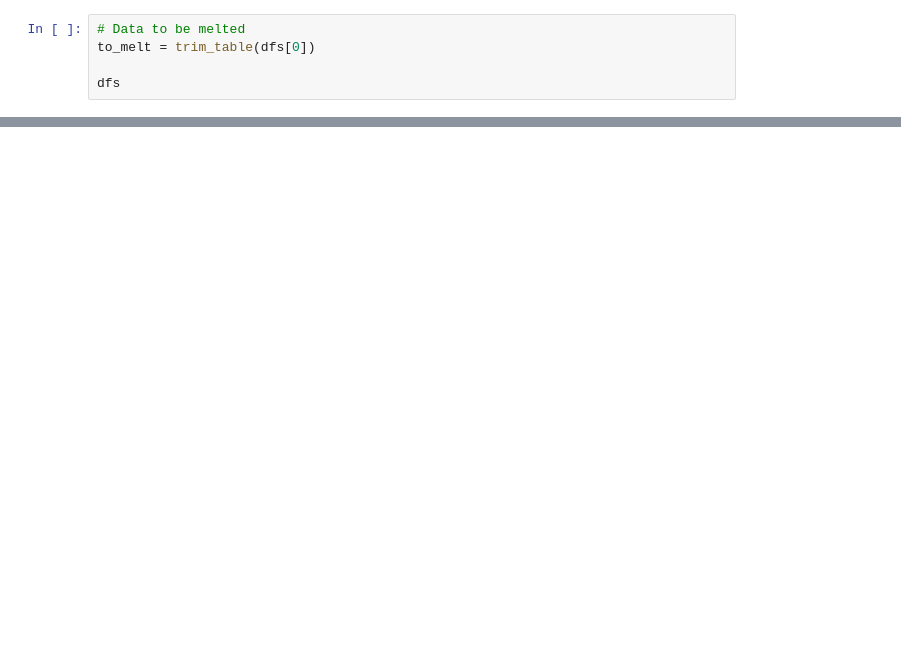
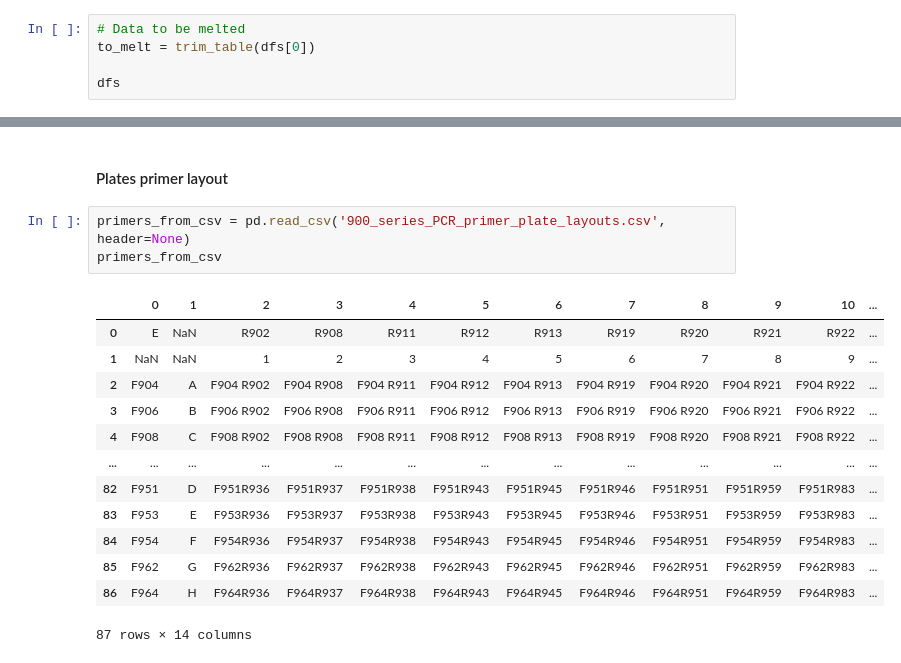
Before and after one commit to BioSpyder-Bioinformatics/notes-documentation, a Jupyter notebook: sample_sheet_code/sample_sheet_maker_v1.ipynb, the cells around one changed output, grey strips where cells are left out. Saved outputs shown, nothing was run; the diff lists cells and outputs as text; blank space fills up the shorter version.

```diff
--- a/sample_sheet_code/sample_sheet_maker_v1.ipynb
+++ b/sample_sheet_code/sample_sheet_maker_v1.ipynb
@@ -644,0 +530,19 @@ dfs
+# %% [markdown]
+#### Plates primer layout
+# %%
+primers_from_csv = pd.read_csv('900_series_PCR_primer_plate_layouts.csv', header=None)
+primers_from_csv
+# %% [output]
+|  | 0 | 1 | 2 | 3 | 4 | 5 | 6 | 7 | 8 | 9 | 10 | ... |
+| 0 | E | NaN | R902 | R908 | R911 | R912 | R913 | R919 | R920 | R921 | R922 | ... |
+| 1 | NaN | NaN | 1 | 2 | 3 | 4 | 5 | 6 | 7 | 8 | 9 | ... |
+| 2 | F904 | A | F904 R902 | F904 R908 | F904 R911 | F904 R912 | F904 R913 | F904 R919 | F904 R920 | F904 R921 | F904 R922 | ... |
+| 3 | F906 | B | F906 R902 | F906 R908 | F906 R911 | F906 R912 | F906 R913 | F906 R919 | F906 R920 | F906 R921 | F906 R922 | ... |
+| 4 | F908 | C | F908 R902 | F908 R908 | F908 R911 | F908 R912 | F908 R913 | F908 R919 | F908 R920 | F908 R921 | F908 R922 | ... |
+| ... | ... | ... | ... | ... | ... | ... | ... | ... | ... | ... | ... | ... |
+| 82 | F951 | D | F951R936 | F951R937 | F951R938 | F951R943 | F951R945 | F951R946 | F951R951 | F951R959 | F951R983 | ... |
+| 83 | F953 | E | F953R936 | F953R937 | F953R938 | F953R943 | F953R945 | F953R946 | F953R951 | F953R959 | F953R983 | ... |
+| 84 | F954 | F | F954R936 | F954R937 | F954R938 | F954R943 | F954R945 | F954R946 | F954R951 | F954R959 | F954R983 | ... |
+| 85 | F962 | G | F962R936 | F962R937 | F962R938 | F962R943 | F962R945 | F962R946 | F962R951 | F962R959 | F962R983 | ... |
+| 86 | F964 | H | F964R936 | F964R937 | F964R938 | F964R943 | F964R945 | F964R946 | F964R951 | F964R959 | F964R983 | ... |
+87 rows × 14 columns
```
Also changed, not shown: parts of 18 cells of this notebook, 5 other files.
